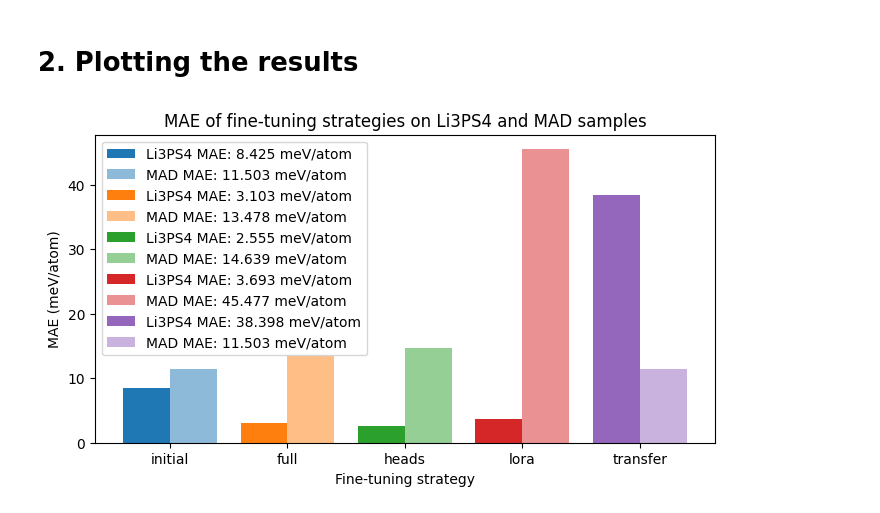
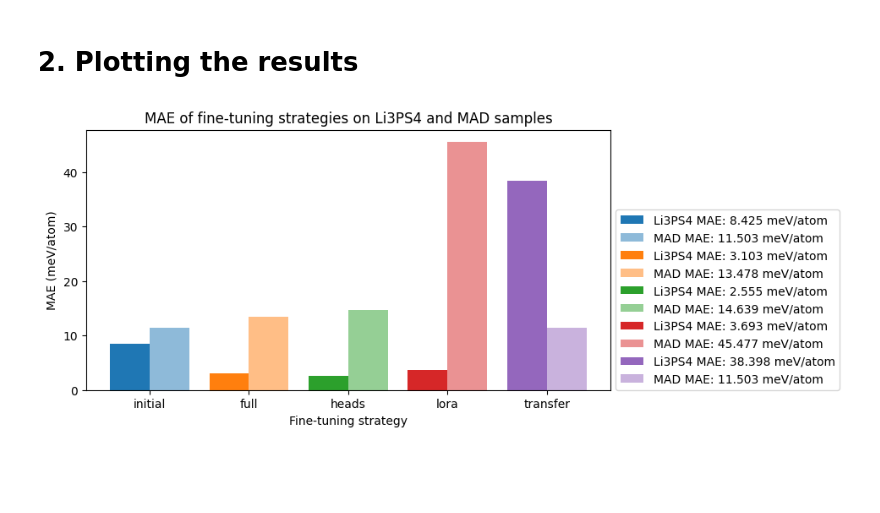
Before and after one commit to metatensor/Workshop-spring-2025, a Jupyter notebook: finetuning/summary.ipynb, the cells around one changed output. Cells and saved outputs as stored; diff of their text form; code cells hidden in the pictures; blank space fills up the shorter version.

```diff
--- a/finetuning/summary.ipynb
+++ b/finetuning/summary.ipynb
@@ -53,20 +53,20 @@ for strategy, path in FINE_TUNING_STRATEGIES.items():
 # %%
 plt.figure(figsize=(8, 4))
 for i, strategy in enumerate(FINE_TUNING_STRATEGIES):
     Li3PS4_mae = fine_tuning_results[strategy]["Li3PS4"]
     MAD_mae = fine_tuning_results[strategy]["MAD"]
     x = list(FINE_TUNING_STRATEGIES.keys()).index(strategy)
     plt.bar(x - 0.2, Li3PS4_mae, width=0.4, color=f"C{i}",
             label=f"Li3PS4 MAE: {Li3PS4_mae:.3f} meV/atom")
     plt.bar(x + 0.2, MAD_mae, width=0.4, color=f"C{i}", alpha=0.5,
             label=f"MAD MAE: {MAD_mae:.3f} meV/atom")
     plt.xticks(range(len(FINE_TUNING_STRATEGIES)), list(FINE_TUNING_STRATEGIES.keys()))
 
 
 plt.xlabel("Fine-tuning strategy")
 plt.ylabel("MAE (meV/atom)")
 plt.title("MAE of fine-tuning strategies on Li3PS4 and MAD samples")
-plt.legend()
+plt.legend(loc=(1.01, 0.0))
 plt.show()
 # %% [output]
-[figure, old version]
+[figure, new version]
```
